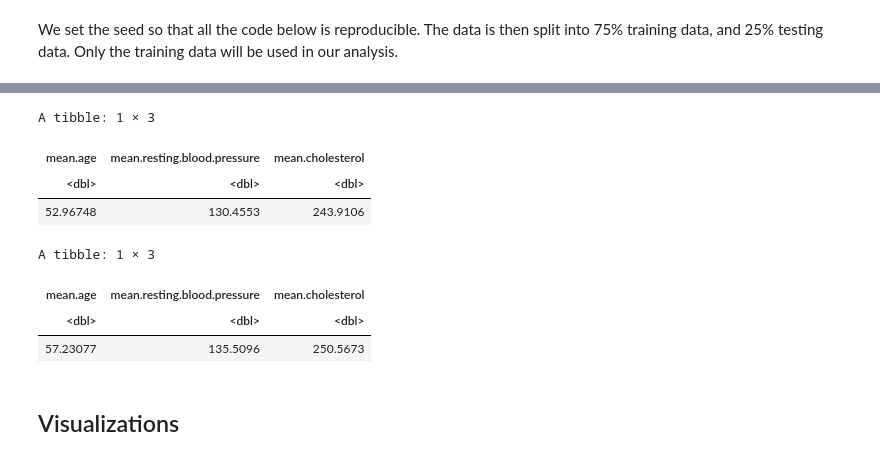
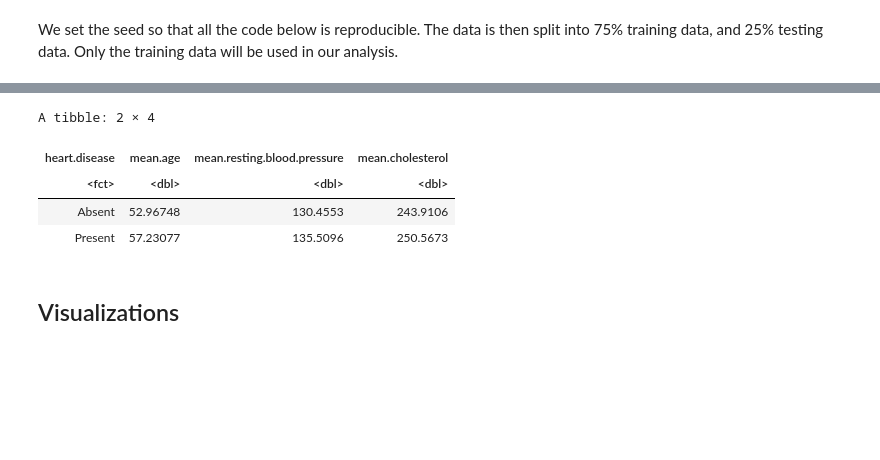
Before and after one commit to VivaanWadhwa/Heart_Disease_Prediction, a Jupyter notebook: Project_Report.ipynb, the cells around one changed output, grey strips where cells are left out. Cells and saved outputs as stored; diff of their text form; code cells hidden in the pictures; blank space fills up the shorter version.

```diff
--- a/Project_Report.ipynb
+++ b/Project_Report.ipynb
@@ -28,10 +46,10 @@ tidy_data <- raw_data |>
                     rename("age" = "age",
                            "resting.blood.pressure" = "trestbps" ,
                            "cholesterol" = "chol",
-                           "likelihood" = "num") |>
-                    mutate(likelihood = case_when(likelihood == 0 ~ "Absent",
-                                                  likelihood != 0 ~ "Present")) |>
-                    mutate(likelihood = as.factor(likelihood))
+                           "heart.disease" = "num") |>
+                    mutate(heart.disease = case_when(heart.disease == 0 ~ "Absent",
+                                                  heart.disease != 0 ~ "Present")) |>
+                    mutate(heart.disease = as.factor(heart.disease))
 head(tidy_data)
 # %% [output]
 Rows: 303 Columns: 14
@@ -67,7 +75,7 @@ We set the seed so that all the code below is reproducible. The data is then spl
 set.seed(1) ## DO NOT CHANGE
 
 ## splitting into training and testing data
-data_split <- initial_split(tidy_data, prop = 0.75, strata = likelihood)
+data_split <- initial_split(tidy_data, prop = 0.75, strata = heart.disease)
 data_train <- training(data_split)
 data_test <- testing(data_split)
 # %% [markdown]
@@ -88,36 +95,22 @@ A tibble: 2 × 2
 | Absent | 123 |
 | Present | 104 |
 # %%
-##Average Values of all predictors for observations with "absent"
+##Average Values of all predictors for "absent" and "present"
 
-data_absent_mean <- data_train |>
-        filter(likelihood == "Absent") |>
+data_mean <- data_train |>
+        group_by(heart.disease) |>
         summarize(across(age:cholesterol, mean)) |>
          rename("mean.age" = "age",
                            "mean.resting.blood.pressure" = "resting.blood.pressure" ,
                            "mean.cholesterol" = "cholesterol")
 
-data_absent_mean
+data_mean
 # %% [output]
-A tibble: 1 × 3
+A tibble: 2 × 4
-| mean.age | mean.resting.blood.pressure | mean.cholesterol |
-| <dbl> | <dbl> | <dbl> |
-| 52.96748 | 130.4553 | 243.9106 |
+| heart.disease | mean.age | mean.resting.blood.pressure | mean.cholesterol |
+| <fct> | <dbl> | <dbl> | <dbl> |
+| Absent | 52.96748 | 130.4553 | 243.9106 |
+| Present | 57.23077 | 135.5096 | 250.5673 |
-# %%
-##Average Values of all predictors for observations with "present"
-data_present_mean <- data_train |>
-        filter(likelihood == "Present") |>
-        summarize(across(age:cholesterol, mean)) |>
-         rename("mean.age" = "age",
-                           "mean.resting.blood.pressure" = "resting.blood.pressure" ,
-                           "mean.cholesterol" = "cholesterol")
-
-data_present_mean
-# %% [output]
-A tibble: 1 × 3
-| mean.age | mean.resting.blood.pressure | mean.cholesterol |
-| <dbl> | <dbl> | <dbl> |
-| 57.23077 | 135.5096 | 250.5673 |
 # %% [markdown]
 ## Visualizations
 # %% [markdown]
```
Also changed, not shown: parts of 9 cells of this notebook.
